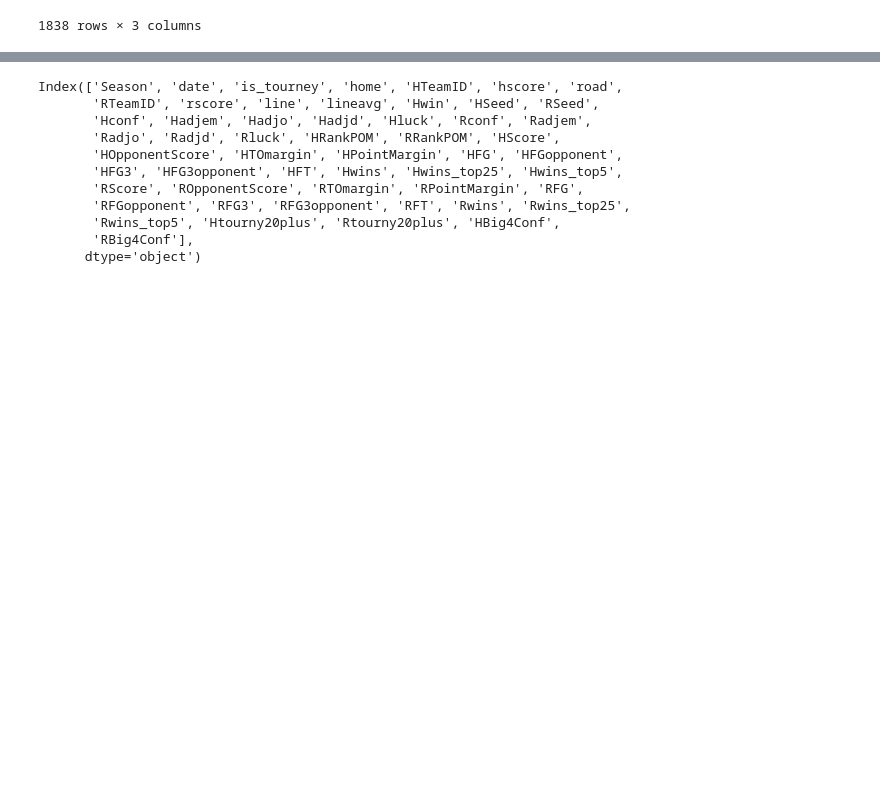
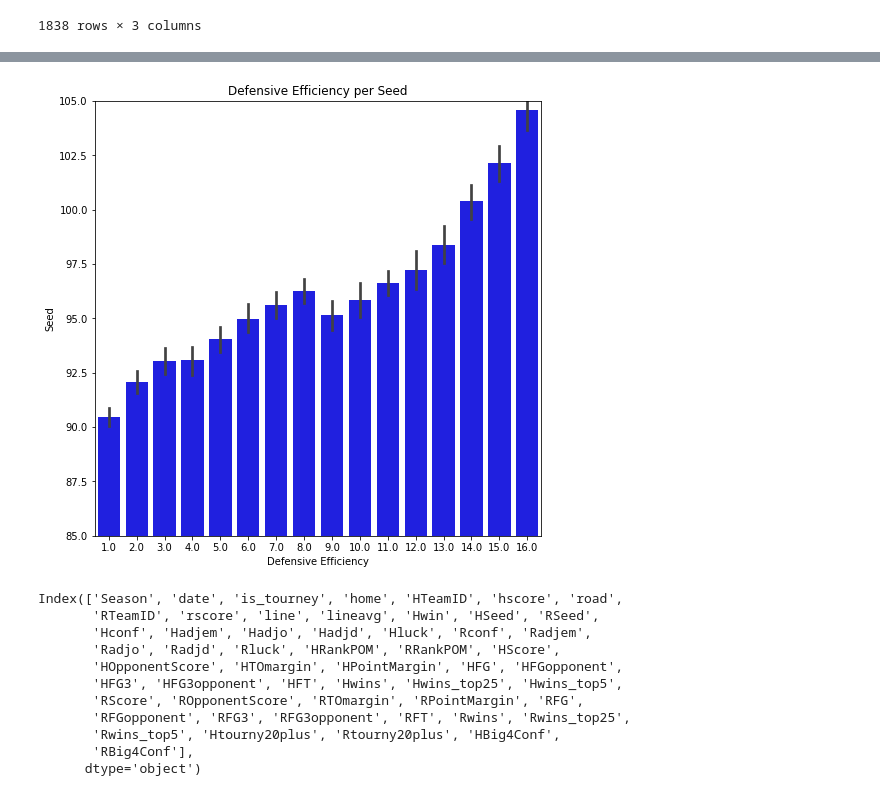
Before and after one commit to timhugele/March-Madness-Predictions, a Jupyter notebook: NCAA_Tourney_Predictions.ipynb, the cells around one changed output, grey strips where cells are left out. Cells and saved outputs as stored; diff of their text form; code cells hidden in the pictures; blank space fills up the shorter version.

```diff
--- a/NCAA_Tourney_Predictions.ipynb
+++ b/NCAA_Tourney_Predictions.ipynb
@@ -606,3 +503,13 @@ plt.show()
+# %%
+plt.figure(figsize = (8,8))
+sns.barplot(trial['Seed'], trial['Adjd'], color = 'blue')
+plt.title("Defensive Efficiency per Seed")
+plt.xlabel("Defensive Efficiency")
+plt.ylabel("Seed")
+plt.ylim(85, 105)
+plt.show()
+# %% [output]
+[figure, added]
 # %%
 tourney_games_df.columns
 # %% [output]
```
Also changed, not shown: parts of 25 cells of this notebook.
